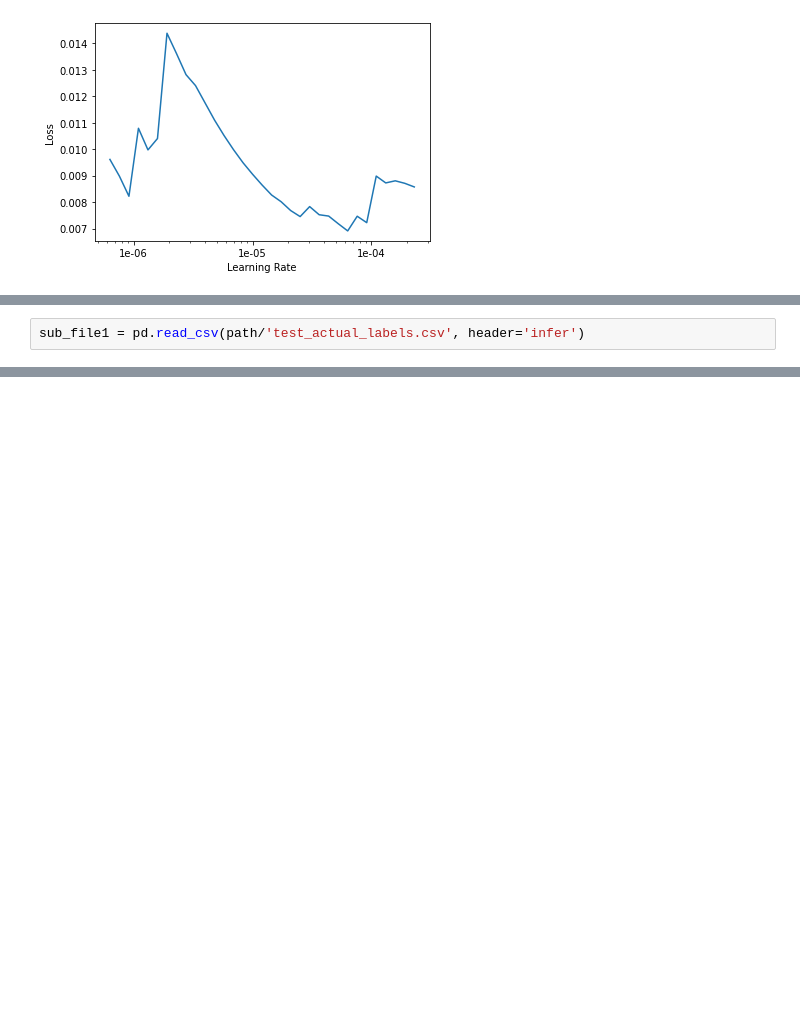
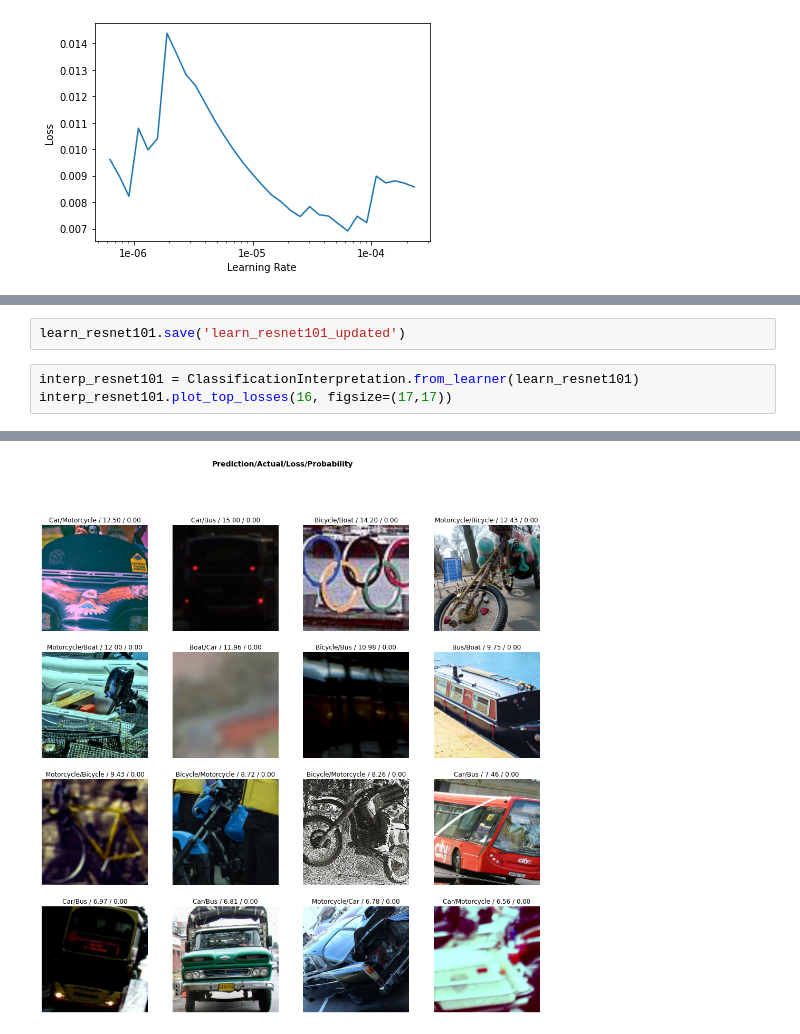
Before and after one commit to amitnits2016/fastai, a Jupyter notebook: 5_VehicleClassClassification/5_VehicleClassClassification.ipynb, the cells around one changed output, grey strips where cells are left out. Drawn from its saved outputs; the diff is of its cells as text; blank space fills up the shorter version.

```diff
--- a/5_VehicleClassClassification/5_VehicleClassClassification.ipynb
+++ b/5_VehicleClassClassification/5_VehicleClassClassification.ipynb
@@ -206,2 +214,6 @@ KeyboardInterrupt: ignored
-# %%
-sub_file1 = pd.read_csv(path/'test_actual_labels.csv', header='infer')
+# %%
+learn_resnet101.save('learn_resnet101_updated')
+# %%
+interp_resnet101 = ClassificationInterpretation.from_learner(learn_resnet101)
+interp_resnet101.plot_top_losses(16, figsize=(17,17))
+# %% [output]
@@ -207,0 +221 @@ sub_file1 = pd.read_csv(path/'test_actual_labels.csv', header='infer')
+[figure, added]
```
Also changed, not shown: parts of 8 cells of this notebook.
